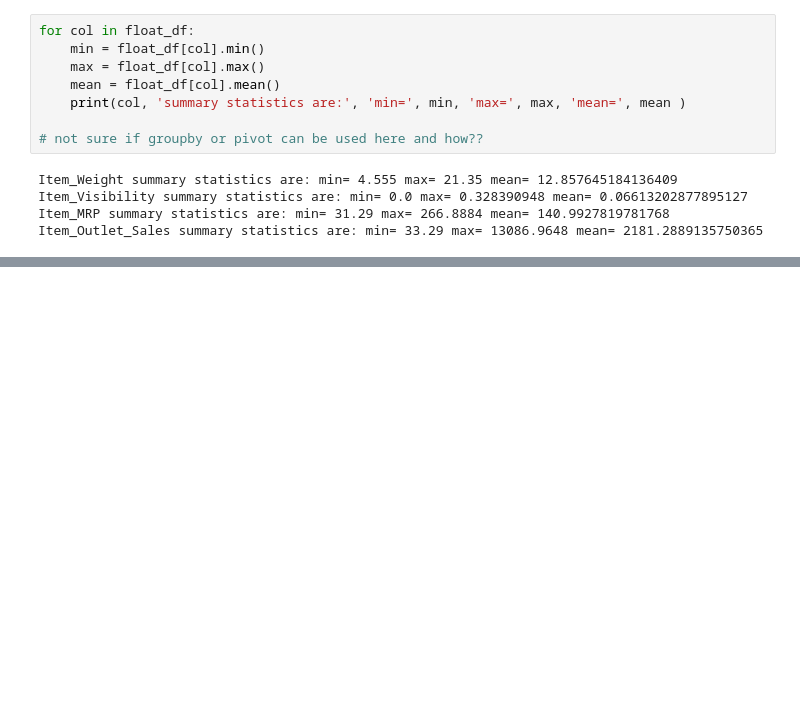
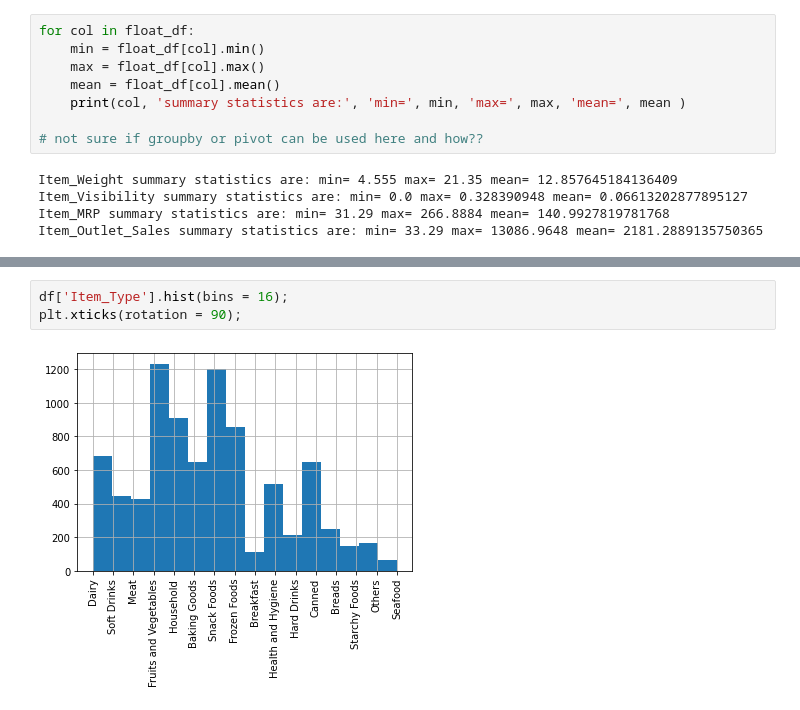
Before and after one commit to s2tandu0p/sales-forecast, a Jupyter notebook: Sales_Predictions.ipynb, the cells around one changed output, grey strips where cells are left out. Cells and saved outputs as stored; diff of their text form; blank space fills up the shorter version.

```diff
--- a/Sales_Predictions.ipynb
+++ b/Sales_Predictions.ipynb
@@ -208,0 +246,5 @@ Item_Outlet_Sales summary statistics are: min= 33.29 max= 13086.9648 mean= 2181.
+# %%
+df['Item_Type'].hist(bins = 16);
+plt.xticks(rotation = 90);
+# %% [output]
+[figure, added]
```
Also changed, not shown: parts of 17 cells of this notebook.
